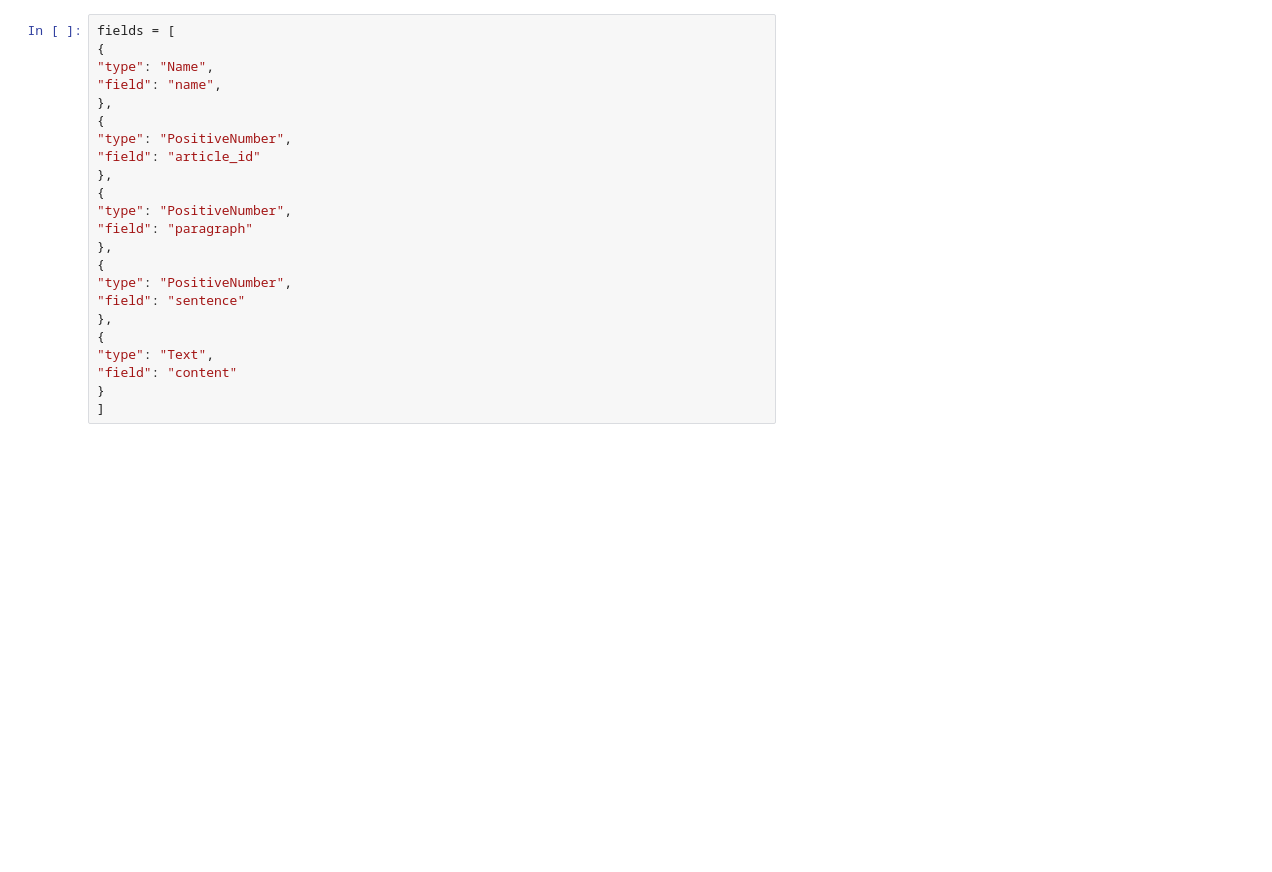
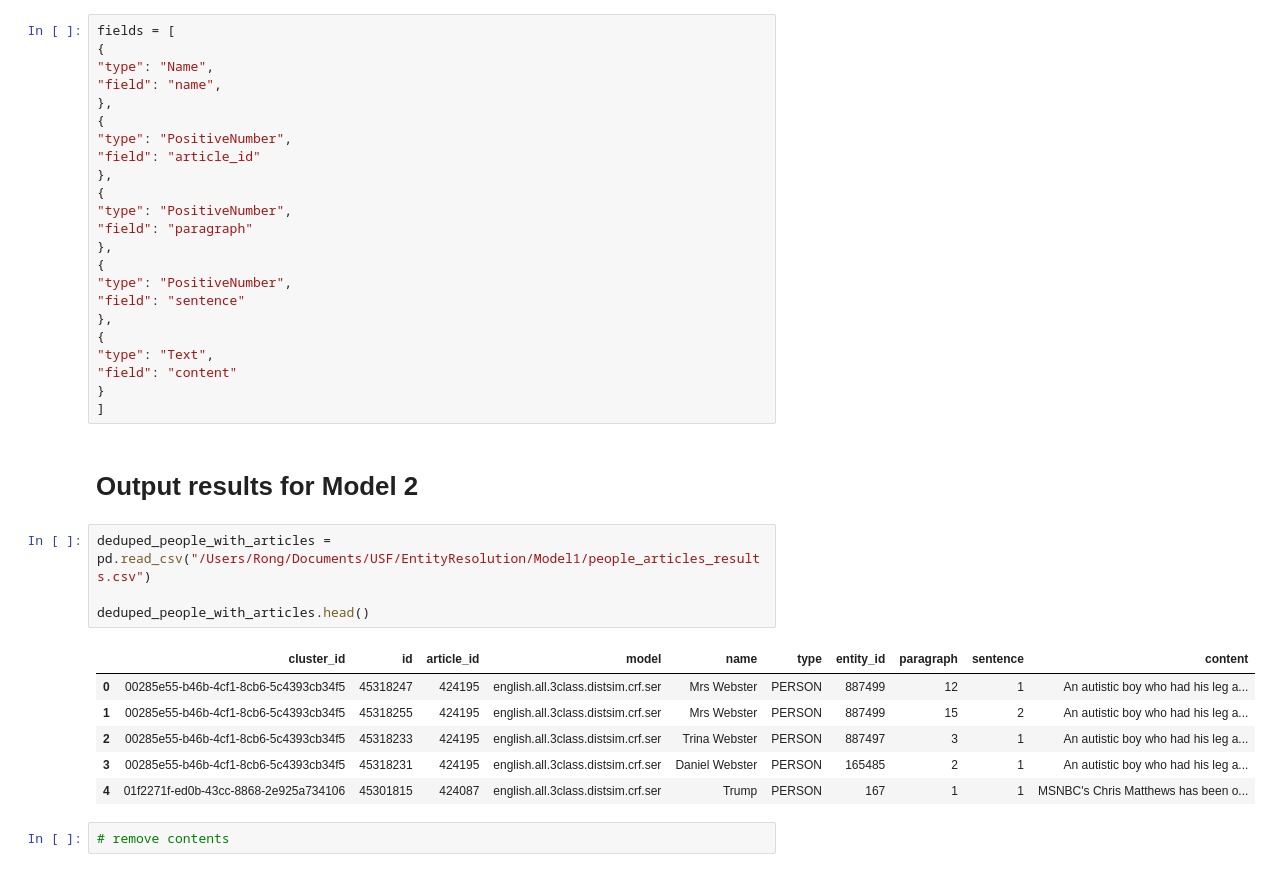
Before and after one commit to TeeanRonson/EntityResolution, a Jupyter notebook: EntityResolutionModel1.ipynb, the cells around one changed output. Drawn from its saved outputs; the diff is of its cells as text; blank space fills up the shorter version.

```diff
--- a/EntityResolutionModel1.ipynb
+++ b/EntityResolutionModel1.ipynb
@@ -453,3 +466,18 @@ fields = [
 "field": "content"
 }
 ]
+# %% [markdown]
+# Output results for Model 2
+# %%
+deduped_people_with_articles = pd.read_csv("/Users/Rong/Documents/USF/EntityResolution/Model1/people_articles_results.csv")
+
+deduped_people_with_articles.head()
+# %% [output]
+|  | cluster_id | id | article_id | model | name | type | entity_id | paragraph | sentence | content |
+| 0 | 00285e55-b46b-4cf1-8cb6-5c4393cb34f5 | 45318247 | 424195 | english.all.3class.distsim.crf.ser | Mrs Webster | PERSON | 887499 | 12 | 1 | An autistic boy who had his leg a... |
+| 1 | 00285e55-b46b-4cf1-8cb6-5c4393cb34f5 | 45318255 | 424195 | english.all.3class.distsim.crf.ser | Mrs Webster | PERSON | 887499 | 15 | 2 | An autistic boy who had his leg a... |
+| 2 | 00285e55-b46b-4cf1-8cb6-5c4393cb34f5 | 45318233 | 424195 | english.all.3class.distsim.crf.ser | Trina Webster | PERSON | 887497 | 3 | 1 | An autistic boy who had his leg a... |
+| 3 | 00285e55-b46b-4cf1-8cb6-5c4393cb34f5 | 45318231 | 424195 | english.all.3class.distsim.crf.ser | Daniel Webster | PERSON | 165485 | 2 | 1 | An autistic boy who had his leg a... |
+| 4 | 01f2271f-ed0b-43cc-8868-2e925a734106 | 45301815 | 424087 | english.all.3class.distsim.crf.ser | Trump | PERSON | 167 | 1 | 1 | MSNBC's Chris Matthews has been o... |
+# %%
+# remove contents
```
Also changed, not shown: parts of 4 cells of this notebook, 6 other files.
